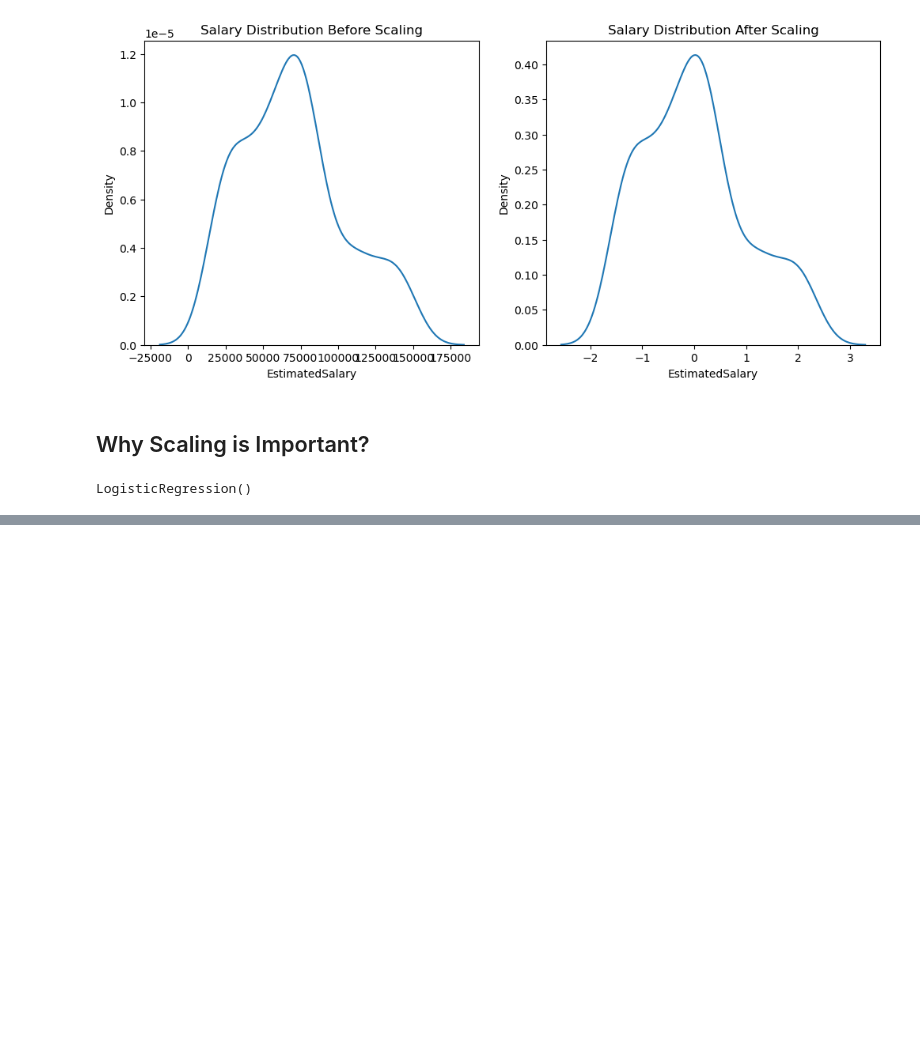
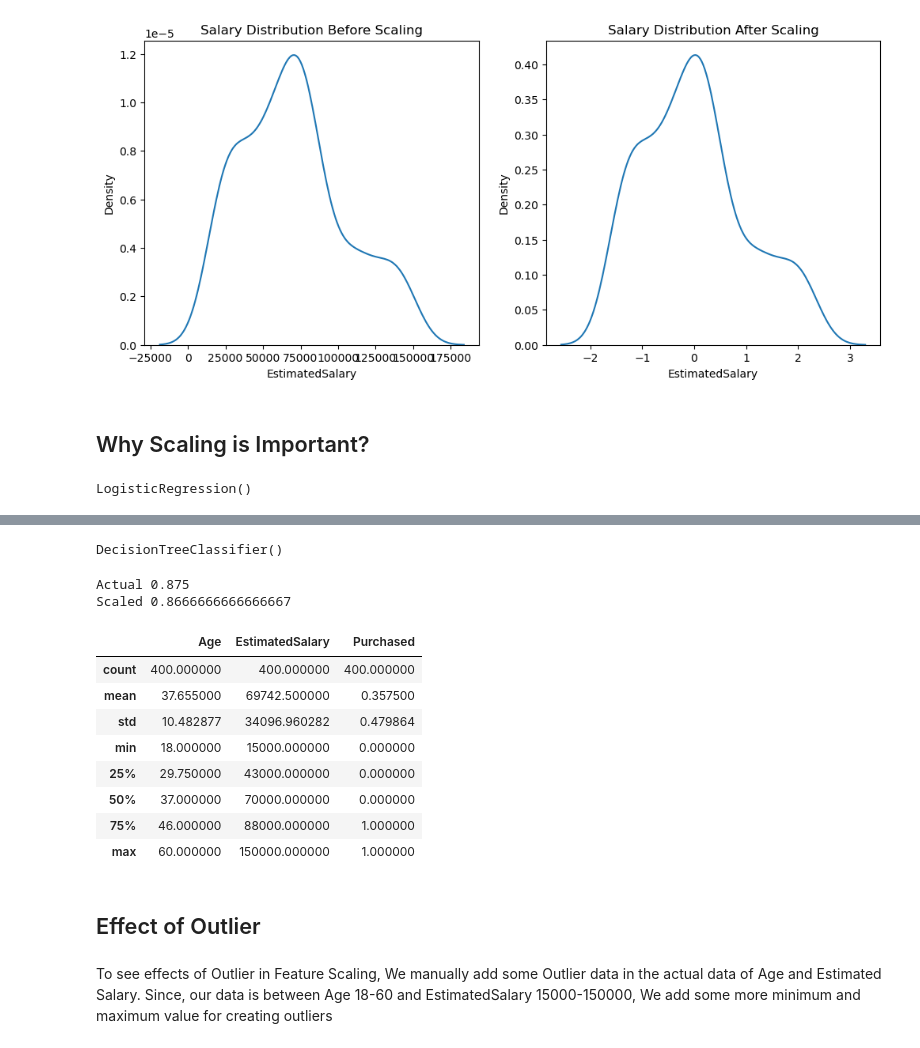
Before and after one commit to imabhishekc/100-days-of-ML, a Jupyter notebook: 11_Feature_Engineering/FeatureScaling-Standardization.ipynb, the cells around one changed output, grey strips where cells are left out. Drawn from its saved outputs; the diff is of its cells as text; code cells hidden in the pictures; blank space fills up the shorter version.

```diff
--- a/11_Feature_Engineering/FeatureScaling-Standardization.ipynb
+++ b/11_Feature_Engineering/FeatureScaling-Standardization.ipynb
@@ -193,0 +210,5 @@ LogisticRegression()
+# %%
+tree.fit(X_train, y_train)
+tree_scaled.fit(X_train_scaled, y_train)
+# %% [output]
+DecisionTreeClassifier()
@@ -193,0 +218,22 @@ LogisticRegression()
+# %%
+print(f"Actual {accuracy_score(y_test, y_pred_tree)}")
+print(f"Scaled {accuracy_score(y_test, y_pred_scaled_tree)}")
+# %% [output]
+Actual 0.875
+Scaled 0.8666666666666667
+# %%
+df.describe()
+# %% [output]
+|  | Age | EstimatedSalary | Purchased |
+| count | 400.000000 | 400.000000 | 400.000000 |
+| mean | 37.655000 | 69742.500000 | 0.357500 |
+| std | 10.482877 | 34096.960282 | 0.479864 |
+| min | 18.000000 | 15000.000000 | 0.000000 |
+| 25% | 29.750000 | 43000.000000 | 0.000000 |
+| 50% | 37.000000 | 70000.000000 | 0.000000 |
+| 75% | 46.000000 | 88000.000000 | 1.000000 |
+| max | 60.000000 | 150000.000000 | 1.000000 |
+# %% [markdown]
+## Effect of Outlier
+# %% [markdown]
+To see effects of Outlier in Feature Scaling, We manually add some Outlier data in the actual data of Age and Estimated Salary. Since, our data is between Age 18-60 and EstimatedSalary 15000-150000, We add some more minimum and maximum value for creating outliers
```
Also changed, not shown: parts of 17 cells of this notebook.
